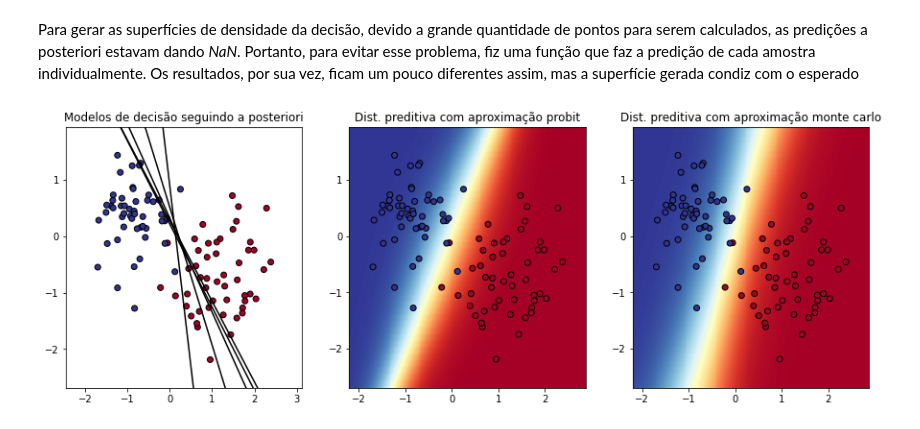
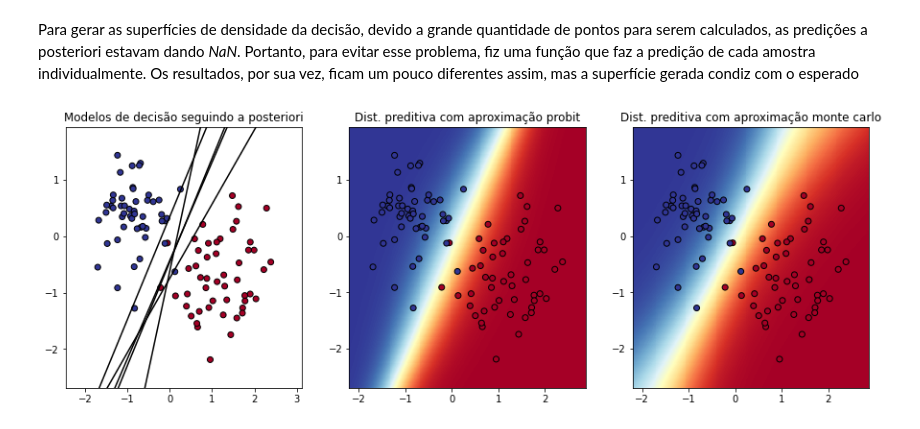
Before and after one commit to lucaspg96/probabilistic-ml, a Jupyter notebook: Trabalho 2/Trabalho 2.ipynb, the cells around one changed output. Saved outputs shown, nothing was run; the diff lists cells and outputs as text; code cells hidden in the pictures.

Commit message:
Ajustando plot das retas de decisão

```diff
--- a/Trabalho 2/Trabalho 2.ipynb
+++ b/Trabalho 2/Trabalho 2.ipynb
@@ -38,6 +38,10 @@ $$ y_n^k = \sigma((\textbf{w}^k)^T \Phi_n) $$
 # %%
 def logistic_function(a):
     return 1/(1+np.exp(-1*a))
+
+def add_bias_parameter(x):
+    '''Adiciona os termos independentes (parâmetro bias) aos dados'''
+    return np.concatenate([np.ones((x.shape[0],1)), x], axis=1)
 
 def R(x,w):
     prediction = logistic_function(x.dot(w))
@@ -76,11 +80,12 @@ def posteriori(x,y, m, S):
 
     return w_hat, np.linalg.inv(H)
 # %%
-mean_0 = np.array([0,0])
+mean_0 = np.array([0,0,0])
 var_0 = np.array([
-    [1,0],
-    [0,1]
+    [1,0,0],
+    [0,1,0],
+    [0,0,1]
 ])
-mean, var = posteriori(X,Y,mean_0, var_0)
+mean, var = posteriori(add_bias_parameter(X),Y, mean_0, var_0)
 mean, var
 # %% [output]
@@ -129,34 +135,34 @@ h = .02  # tamanho da célula da superfície de densidade
 xx, yy = np.meshgrid(np.arange(x_min, x_max, h), np.arange(y_min, y_max, h))
 
 # obtendo amostras de modelos que seguem a posteriori
 models_samples = np.random.multivariate_normal(mean.ravel(), var, 5) # como w segue uma distribuição normal, os modelos gerados aleatoriamente seguind oessa distruibuição representam bem os dados
 
 # PLOTS
 plt.figure(figsize=(15,5))
 
 # plot dos dados com os logits dos modelos
 plt.subplot(1,3,1)
 for w in models_samples:
     # para cada modelo, o logit é computado pela fórmula abaixo
-    y = (w[0] * xx[0])/w[1] + 0.5/w[1]
+    y = -w[1] * xx[0] / w[2] - w[0] / w[2]
     plt.plot(xx[0],y, "k-")
 
 plt.scatter(X[:, 0], X[:, 1], c=Y, edgecolors='k', cmap=cmap)
 plt.ylim(y_min, y_max)
 plt.title("Modelos de decisão seguindo a posteriori")
 
 # plot dos dados e da distribuição preditiva com aproximação probit
-Z_probit = isolated_prediction(np.c_[xx.ravel(), yy.ravel()], mean, var, predict_probit).reshape(xx.shape)
+Z_probit = isolated_prediction(add_bias_parameter(np.c_[xx.ravel(), yy.ravel()]), mean, var, predict_probit).reshape(xx.shape)
 plt.subplot(1,3,2)
 plt.pcolormesh(xx, yy, Z_probit, cmap=cmap, shading="auto")
 plt.scatter(X[:, 0], X[:, 1], c=Y, edgecolors='k', cmap=cmap)
 _ = plt.title("Dist. preditiva com aproximação probit")
 
 # plot dos dados e da distribuição preditiva com aproximação de monte carlo
-Z_monte_carlo = isolated_prediction(np.c_[xx.ravel(), yy.ravel()], mean, var, predict_monte_carlo).reshape(xx.shape)
+Z_monte_carlo = isolated_prediction(add_bias_parameter(np.c_[xx.ravel(), yy.ravel()]), mean, var, predict_monte_carlo).reshape(xx.shape)
 plt.subplot(1,3,3)
 plt.pcolormesh(xx, yy, Z_monte_carlo, cmap=cmap, shading="auto")
 plt.scatter(X[:, 0], X[:, 1], c=Y, edgecolors='k', cmap=cmap)
 _ = plt.title("Dist. preditiva com aproximação monte carlo")
 # %% [output]
-[figure, old version]
+[figure, new version]
```
Also changed, not shown: parts of 1 cell of this notebook, 1 other file.
